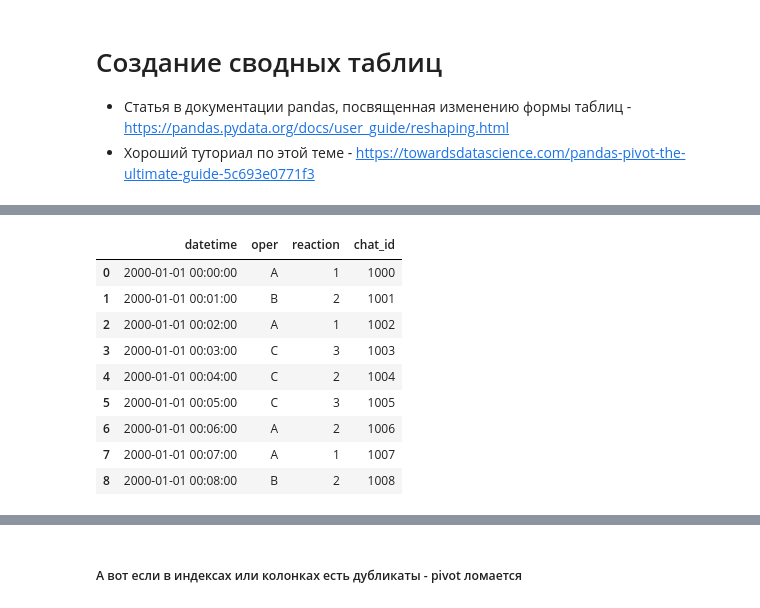
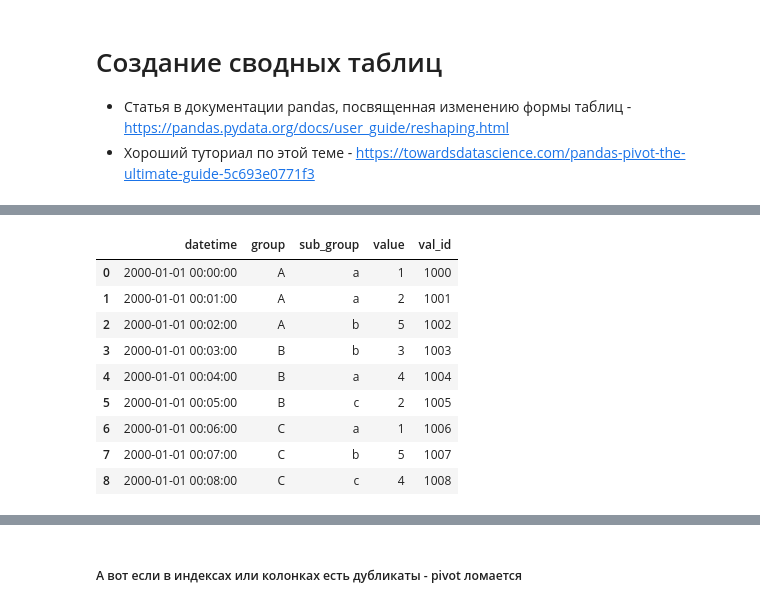
Before and after one commit to Saxsafon/Analysis, a Jupyter notebook: II_Processing/Pivot_tables.ipynb, the cells around one changed output, grey strips where cells are left out. Drawn from its saved outputs; the diff is of its cells as text; code cells hidden in the pictures.

```diff
--- a/II_Processing/Pivot_tables.ipynb
+++ b/II_Processing/Pivot_tables.ipynb
@@ -10,22 +67,21 @@ import datetime as dt
 # %%
-df = pd.DataFrame({
+simple_data = pd.DataFrame({
     'datetime': pd.date_range('1/1/2000', periods=9, freq='T'),
-    'oper': ['A','B', 'A','C','C','C','A','A','B'],
-    'reaction': [1,2,1,3,2,3,2,1,2],
-    'chat_id': ['1000','1001','1002','1003','1004','1005','1006','1007','1008']
+    'group' : ['A', 'A', 'A', 'B', 'B', 'B', 'C', 'C', 'C'],
+    'sub_group': ['a','a', 'b','b','a','c','a','b','c'],
+    'value': [1,2,5,3,4,2,1,5,4],
+    'val_id': ['1000','1001','1002','1003','1004','1005','1006','1007','1008']
 })
 
-opers = df['oper'].unique()
-
-df
+simple_data
 # %% [output]
-|  | datetime | oper | reaction | chat_id |
-| 0 | 2000-01-01 00:00:00 | A | 1 | 1000 |
-| 1 | 2000-01-01 00:01:00 | B | 2 | 1001 |
-| 2 | 2000-01-01 00:02:00 | A | 1 | 1002 |
-| 3 | 2000-01-01 00:03:00 | C | 3 | 1003 |
-| 4 | 2000-01-01 00:04:00 | C | 2 | 1004 |
-| 5 | 2000-01-01 00:05:00 | C | 3 | 1005 |
-| 6 | 2000-01-01 00:06:00 | A | 2 | 1006 |
-| 7 | 2000-01-01 00:07:00 | A | 1 | 1007 |
-| 8 | 2000-01-01 00:08:00 | B | 2 | 1008 |
+|  | datetime | group | sub_group | value | val_id |
+| 0 | 2000-01-01 00:00:00 | A | a | 1 | 1000 |
+| 1 | 2000-01-01 00:01:00 | A | a | 2 | 1001 |
+| 2 | 2000-01-01 00:02:00 | A | b | 5 | 1002 |
+| 3 | 2000-01-01 00:03:00 | B | b | 3 | 1003 |
+| 4 | 2000-01-01 00:04:00 | B | a | 4 | 1004 |
+| 5 | 2000-01-01 00:05:00 | B | c | 2 | 1005 |
+| 6 | 2000-01-01 00:06:00 | C | a | 1 | 1006 |
+| 7 | 2000-01-01 00:07:00 | C | b | 5 | 1007 |
+| 8 | 2000-01-01 00:08:00 | C | c | 4 | 1008 |
```
Also changed, not shown: parts of 40 cells of this notebook, 4 other files.
